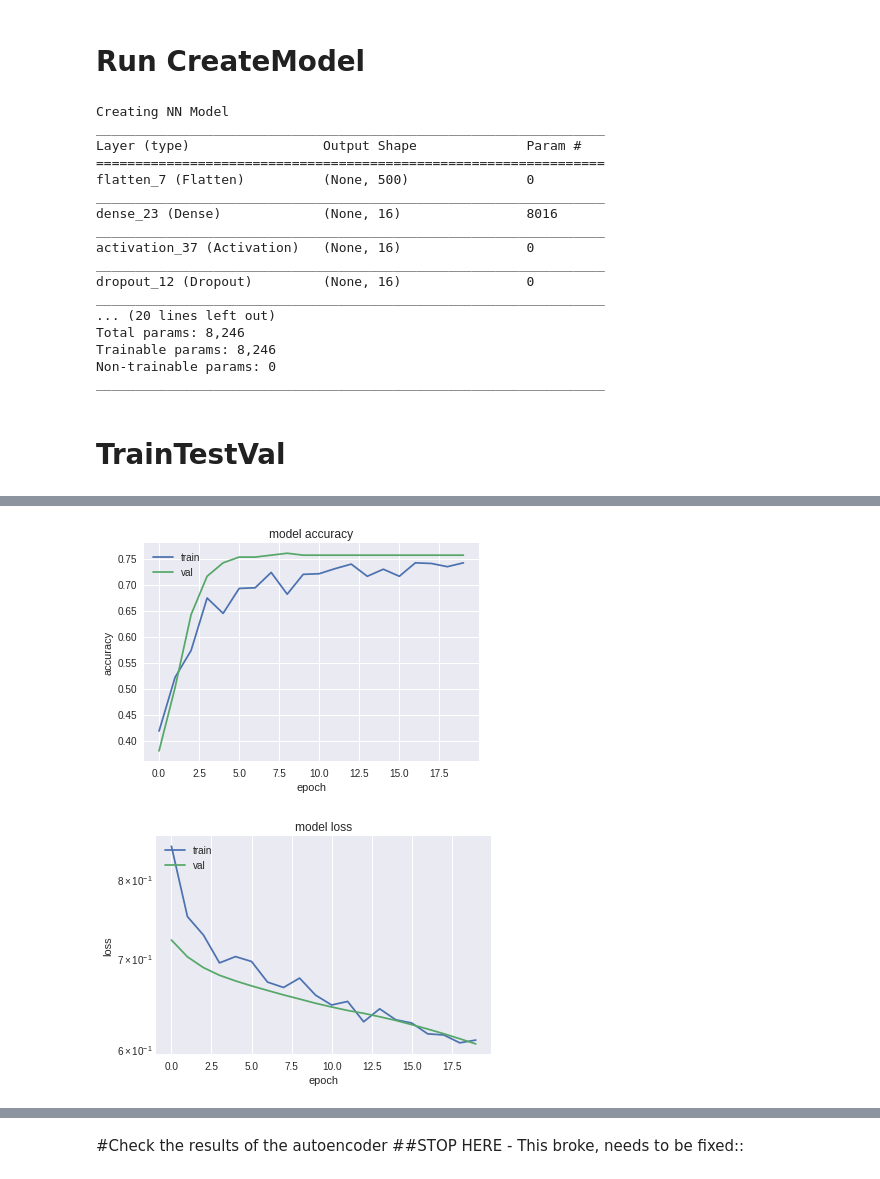
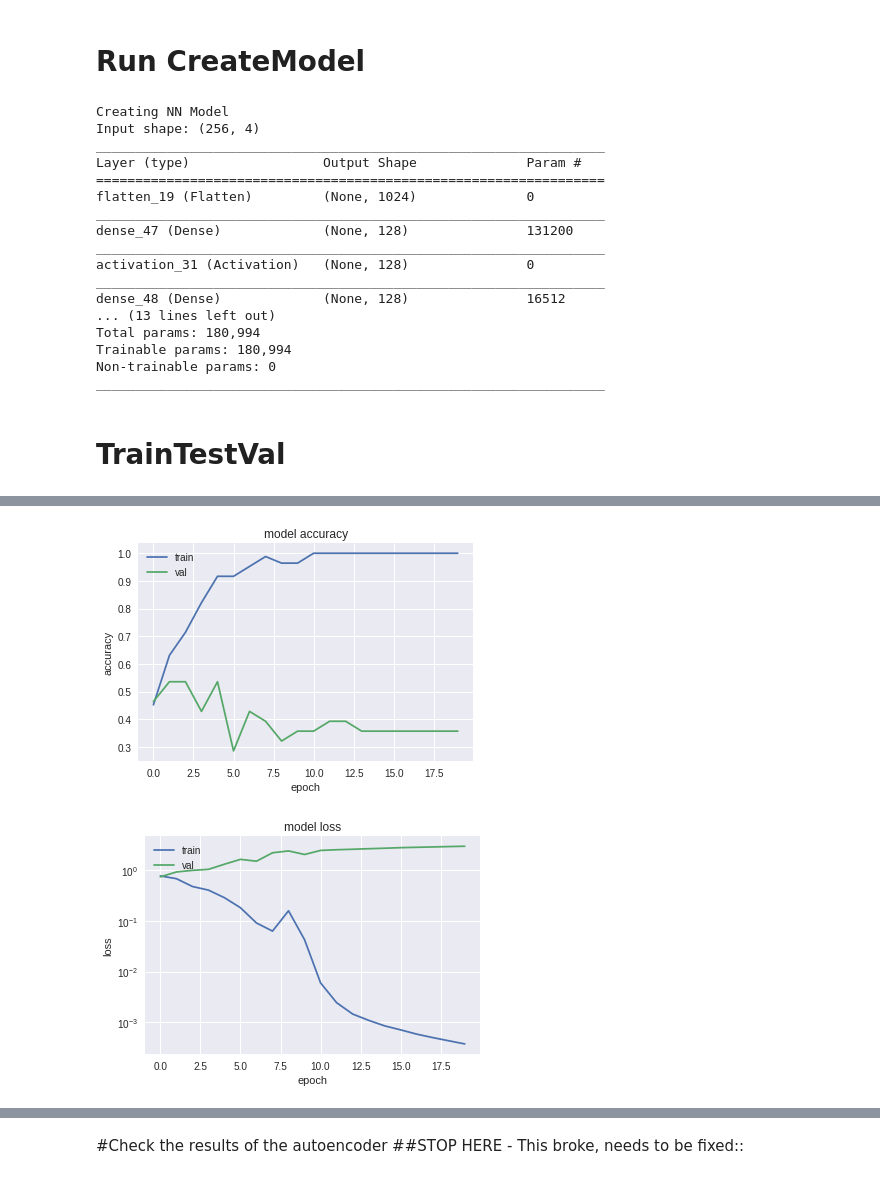
Before and after one commit to kylemath/DeepEEG, a Jupyter notebook: notebooks/DeepEEG.ipynb, the cells around one changed output, grey strips where cells are left out. Drawn from its saved outputs; the diff is of its cells as text; code cells hidden in the pictures.

```diff
--- a/notebooks/DeepEEG.ipynb
+++ b/notebooks/DeepEEG.ipynb
@@ -201,20 +199,18 @@ Event IDs: [  1   2   3   4   5   6   7   9  11  15 255]
 #automatically detects type
 feats = FeatureEngineer( epochs, model_type = 'NN',
                           frequency_domain=0,wave_cycles=3,flims=(4,20),f_bins=10,
-                          spect_baseline=[-1,-.5],wavelet_decim=5, electrode_median=True,
-                         electrodes_out=[7,8,9,10,11,12,13,14,15]
+                          spect_baseline=[-1,-.5],wavelet_decim=5, electrode_median=False,
+                         electrodes_out=[0,1,2,3], watermark=False
                        )
 
 #frequency_domain=0,
 #normalization=True,
 #electrode_median=False,          #not tested for freq domain
-
 #wavelet_decim=1,flims=(2,30),
 #f_bins=20,wave_cycles=3,
 #spect_baseline=[-1,-.5],
 #electrodes_out= [13,14,15],
 #test_split = 0.2, val_split = 0.2,
-
 #random_seed=1017
 # %% [output]
 Constructing Time Domain Features
@@ -234,35 +229,35 @@ Class Weights: [0.6452381  2.22131148]
 # Run CreateModel
 # %%
 model, encoder = CreateModel(feats,
-                             units=[16,8,4,8],
-                             dropout=.25,batch_norm=False,
-                             filt_size=(20,2),pool_size=(10,2)
+                             units=[128,128,128,128],
+                             dropout=False,batch_norm=False,
+                             filt_size=3,pool_size=3
                             )
 
 
 #use uneven tupples to make filters and pooling longer in time dimension
 # %% [output]
 Creating NN Model
+Input shape: (256, 4)
 _________________________________________________________________
 Layer (type)                 Output Shape              Param #
 =================================================================
-flatten_7 (Flatten)          (None, 500)               0
+flatten_19 (Flatten)         (None, 1024)              0
 _________________________________________________________________
-dense_23 (Dense)             (None, 16)                8016
+dense_47 (Dense)             (None, 128)               131200
 _________________________________________________________________
-activation_37 (Activation)   (None, 16)                0
+activation_31 (Activation)   (None, 128)               0
 _________________________________________________________________
-dropout_12 (Dropout)         (None, 16)                0
-_________________________________________________________________
-... (20 lines left out)
-Total params: 8,246
-Trainable params: 8,246
+dense_48 (Dense)             (None, 128)               16512
+... (13 lines left out)
+Total params: 180,994
+Trainable params: 180,994
 Non-trainable params: 0
 _________________________________________________________________
 # %% [markdown]
 # TrainTestVal
 # %%
 TrainTestVal(model, feats,
-             batch_size=256,train_epochs=20)
+             batch_size=4,train_epochs=20)
 # %% [output]
 Training Model:
@@ -284,3 +279,3 @@ Epoch 20/20
 ['acc', 'loss', 'val_acc', 'val_loss']
-[figure, old version]
+[figure, new version]
-[figure, old version]
+[figure, new version]
```
Also changed, not shown: parts of 5 cells of this notebook.
